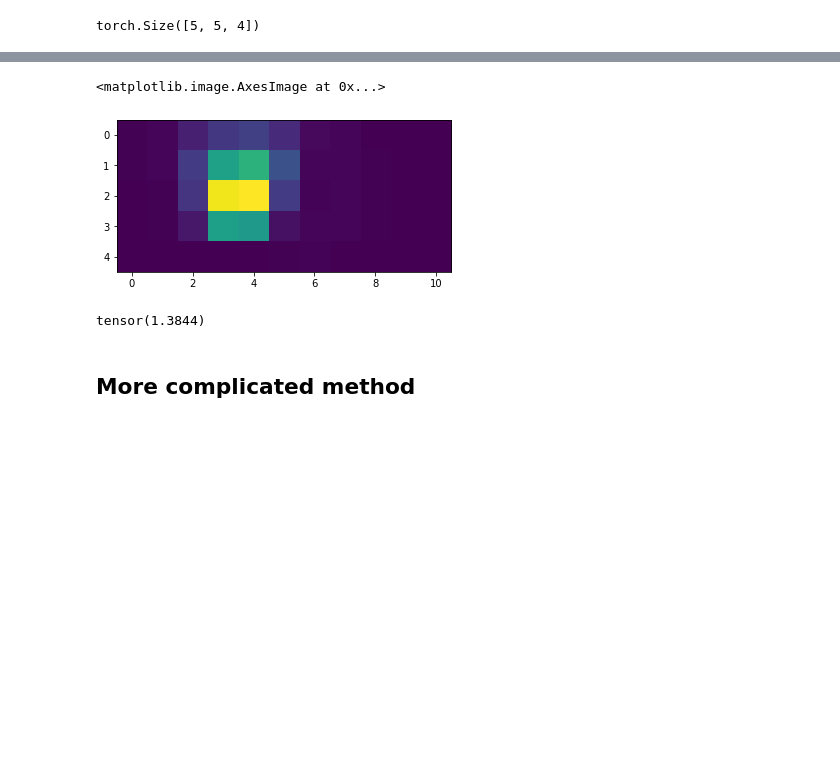
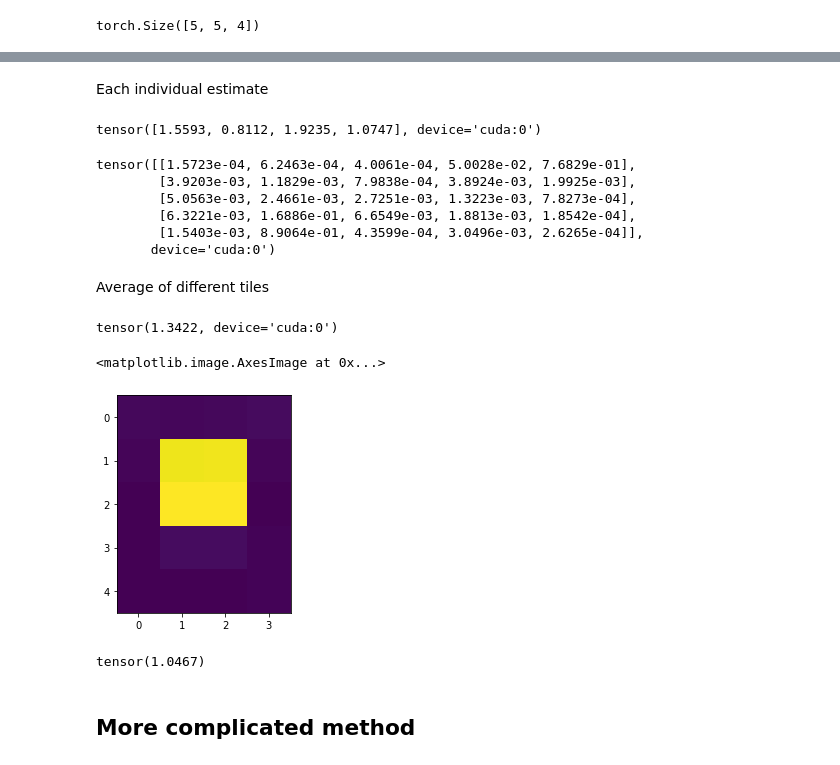
Before and after one commit to prob-ml/bliss, a Jupyter notebook: case_studies/overlap/overlap.ipynb, the cells around one changed output, grey strips where cells are left out. Saved outputs shown, nothing was run; the diff lists cells and outputs as text; code cells hidden in the pictures; blank space fills up the shorter version.

```diff
--- a/case_studies/overlap/overlap.ipynb
+++ b/case_studies/overlap/overlap.ipynb
@@ -321,16 +349,19 @@ def get_comparison_indices(offset):
         return 0, -1, 1, None
     raise ValueError()
 
-def has_no_neighbor(offset_h, offset_w, tiles_other):
+def has_no_neighbor(offset_h, offset_w, tiles_other, prior_effect = 1.0):
     no_neighbors = (1 - tiles_other[:, :])
     if offset_h != 0:
         ah,bh,ch,dh = get_comparison_indices(offset_h)
-        no_neighbors[ah:bh, :] *= (1 - tiles_other[ch:dh, :])
+        no_neighbors *= prior_effect
+        no_neighbors[ah:bh, :] *= (1 - tiles_other[ch:dh, :]) * (1/prior_effect)
     if offset_w != 0:
         aw,bw,cw,dw = get_comparison_indices(offset_w)
-        no_neighbors[:, aw:bw] *= (1 - tiles_other[:, cw:dw])
+        no_neighbors *= prior_effect
+        no_neighbors[:, aw:bw] *= (1 - tiles_other[:, cw:dw]) * (1/prior_effect)
     if ((offset_h != 0) and (offset_w != 0)):
-        no_neighbors[ah:bh, aw:bw] *= (1 - tiles_other[ch:dh, cw:dw])
+        no_neighbors *= prior_effect
+        no_neighbors[ah:bh, aw:bw] *= (1 - tiles_other[ch:dh, cw:dw]) * (1/prior_effect)
     return no_neighbors
 
 def has_neighbor_2(idx, tiles):
@@ -494,7 +525,7 @@ def has_no_neighbor_all_four(idx, tiles, offsets):
         if other != idx:
             offset_h = offset_h - own_offset[0]
             offset_w = offset_w - own_offset[1]
-            n = has_no_neighbor(offset_h, offset_w, tiles[:, :, other])
+            n = has_no_neighbor(offset_h, offset_w, tiles[:, :, other], prior_effect=1.00)
             #print(n)
             no_neighbors *= n
     #print(no_neighbors)
@@ -511,6 +542,19 @@ def calc_tile_marginals_from_cats(tile_maps, offsets, n_iter=200):
             tiles[:, :, idx] = (log_probs[:, :, idx] + no_neighbors.log()).exp()
             #print(tiles[:, :, idx])
     return tiles
+# %%
+def sample_tile_marginals_from_cats(tile_maps, offsets, n_iter=200):
+    log_probs = torch.stack([t["n_source_log_probs"][0, :, :, 0, 0] for t in tile_maps], dim = -1)
+    tiles = torch.zeros_like(log_probs)
+    tile_sum = torch.zeros_like(log_probs)
+    for _ in range(n_iter):
+        for idx, offset in enumerate(offsets):
+            no_neighbors = has_no_neighbor_all_four(idx, tiles, offsets)
+            #print(no_neighbors)
+            tiles[:, :, idx] = torch.rand_like(tiles[:, :, idx]).log() <= (log_probs[:, :, idx] + no_neighbors.log())
+            #print(tiles[:, :, idx])
+        tile_sum += tiles
+    return tile_sum / n_iter
 # %%
 xx_offsets = [
     (0,0),
@@ -520,3 +564,12 @@ xx_offsets = [
 ]
 #xx = calc_tile_marginals_from_cats([tile_maps[0], tile_maps[3]], [xx_offsets[0], xx_offsets[3]], n_iter=200)
 xx = calc_tile_marginals_from_cats(tile_maps, xx_offsets, n_iter=1_000)
+# %%
+xx_offsets = [
+    (0,0),
+    (1,0),
+    (0,1),
+    (1,1),
+]
+#xx = calc_tile_marginals_from_cats([tile_maps[0], tile_maps[3]], [xx_offsets[0], xx_offsets[3]], n_iter=200)
+xx = sample_tile_marginals_from_cats(tile_maps, xx_offsets, n_iter=1_000)
@@ -601,12 +701,33 @@ tensor(2.5301, device='cuda:0')
+# %% [markdown]
+Each individual estimate
+# %%
+reduce(log_probs_all.exp(), "nth ntw d -> d", "sum")
+# %% [output]
+tensor([1.5593, 0.8112, 1.9235, 1.0747], device='cuda:0')
+# %%
+log_probs_all[:, :, 2].exp()
+# %% [output]
+tensor([[1.5723e-04, 6.2463e-04, 4.0061e-04, 5.0028e-02, 7.6829e-01],
+        [3.9203e-03, 1.1829e-03, 7.9838e-04, 3.8924e-03, 1.9925e-03],
+        [5.0563e-03, 2.4661e-03, 2.7251e-03, 1.3223e-03, 7.8273e-04],
+        [6.3221e-03, 1.6886e-01, 6.6549e-03, 1.8813e-03, 1.8542e-04],
+        [1.5403e-03, 8.9064e-01, 4.3599e-04, 3.0496e-03, 2.6265e-04]],
+       device='cuda:0')
+# %% [markdown]
+Average of different tiles
+# %%
+log_probs_all.exp().sum() / 4
+# %% [output]
+tensor(1.3422, device='cuda:0')
 # %%
-plt.imshow(xx_super[6:, :])
+plt.imshow(xx_super[6:, 2:6])
 # %% [output]
 <matplotlib.image.AxesImage at 0x...>
-[figure, old version]
+[figure, new version]
 # %%
-xx_super[6:, :].sum()
+xx_super[6:, 2:6].sum()
 # %% [output]
-tensor(1.3844)
+tensor(1.0467)
 # %% [markdown]
 ## More complicated method
 # %%
```
Also changed, not shown: parts of 34 cells of this notebook, 1 other file.
